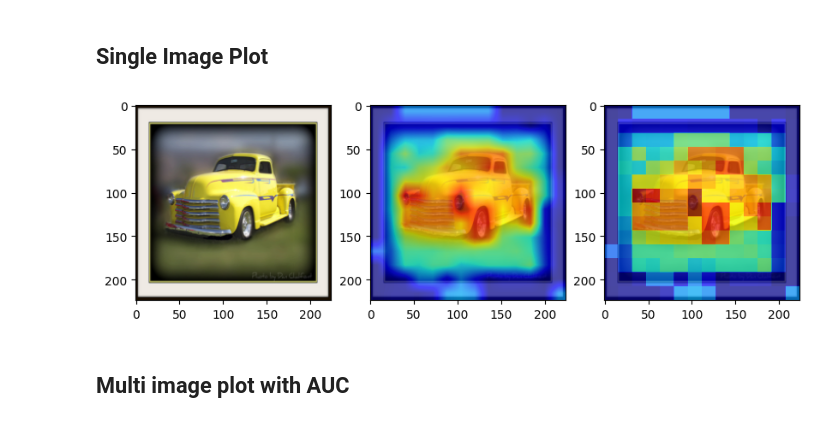
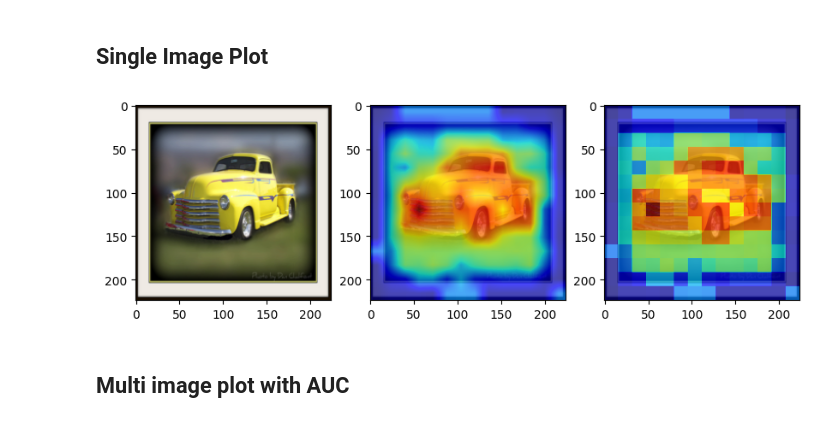
Before and after one commit to DavideTraini/SIGRATE-ViT-XAI, a Jupyter notebook: Implementation/Usage_example.ipynb, the cells around one changed output. Saved outputs shown, nothing was run; the diff lists cells and outputs as text; code cells hidden in the pictures.

```diff
--- a/Implementation/Usage_example.ipynb
+++ b/Implementation/Usage_example.ipynb
@@ -23,24 +28,24 @@ starting_layer = 0
 # ViT
 # %%
 # Initialize MUTEX model for ViT
-model_vit = MUTEX('vit', 'cpu')
+model_vit = SIGRATE('vit', 'cpu')
 # %% [markdown]
 ## Single Image Plot
 # %%
-img_path = './Example_images/pickup.JPEG'
+img_path = '../Example_images/pickup.jpg'
 
 # Open the image using PIL
 image = Image.open(img_path).convert('RGB')
 
 # Resize and preprocess the image for the model
 img = resizer(image, return_tensors="pt")['pixel_values'][0]
 
 saliency, label = model_vit.get_saliency(img_path, token_ratio, masks_layers, starting_layer)
 
 # Display overlay of image and saliency map
 overlay(img, saliency)
 # %% [output]
-[figure, old version]
+[figure, new version]
 # %% [markdown]
 ## Multi image plot with AUC
 # %%
```
Also changed, not shown: parts of 8 cells of this notebook.
